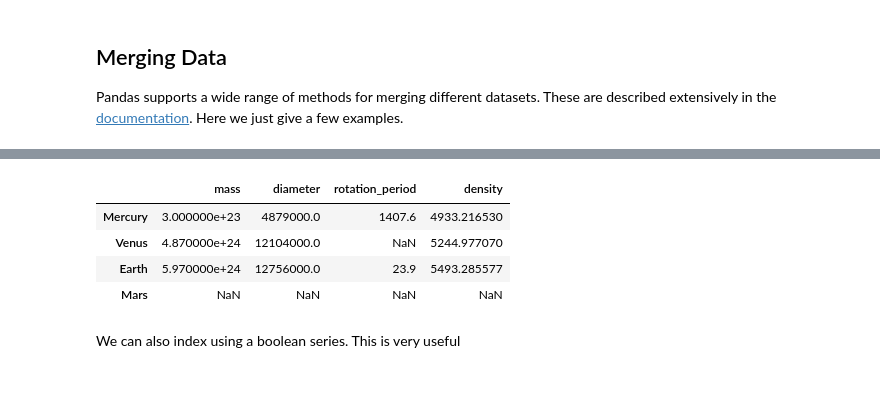
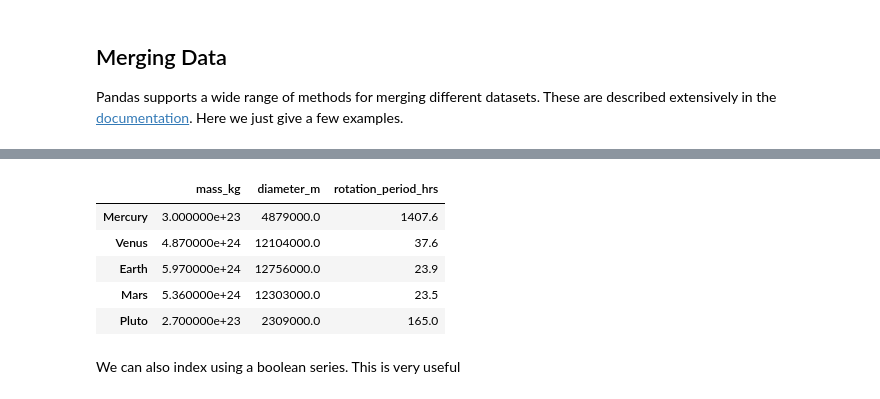
Before and after one commit to nikhcw/ISAT_420_S26_Shared, a Jupyter notebook: W4_Pandas_And_Environmental_Data/Code/w4_basic_pandas_1.ipynb, the cells around one changed output, grey strips where cells are left out. Drawn from its saved outputs; the diff is of its cells as text; code cells hidden in the pictures.

```diff
--- a/W4_Pandas_And_Environmental_Data/Code/w4_basic_pandas_1.ipynb
+++ b/W4_Pandas_And_Environmental_Data/Code/w4_basic_pandas_1.ipynb
@@ -109,10 +114,10 @@ There is a lot more to Series, but they are limit to a single "column". A more u
 Below we create a DataFrame.
 # %%
 # first we create a dictionary
-data = {'mass': [0.3e24, 4.87e24, 5.97e24],       # kg
-        'diameter': [4879e3, 12_104e3, 12_756e3], # m
-        'rotation_period': [1407.6, np.nan, 23.9] # h
+data = {'mass_kg': [0.3e24, 4.87e24, 5.97e24, 5.36e24, 0.27e24],       # kg
+        'diameter_m': [4879e3, 12_104e3, 12_756e3, 12_303e3, 2309e3], # m
+        'rotation_period_hrs': [1407.6, 37.6, 23.9, 23.5, 165] # h
        }
-df = pd.DataFrame(data, index=['Mercury', 'Venus', 'Earth'])
+df = pd.DataFrame(data, index=['Mercury', 'Venus', 'Earth', 'Mars', 'Pluto'])
 df
 # %% [output]
@@ -271,13 +282,14 @@ df.join(temperature, how='right')
 # %%
 # returns a new DataFrame
-everyone = df.reindex(['Mercury', 'Venus', 'Earth', 'Mars'])
+everyone = df.reindex(['Mercury', 'Venus', 'Earth', 'Mars', 'Pluto'])
 everyone
 # %% [output]
-|  | mass | diameter | rotation_period | density |
-| Mercury | 3.000000e+23 | 4879000.0 | 1407.6 | 4933.216530 |
-| Venus | 4.870000e+24 | 12104000.0 | NaN | 5244.977070 |
-| Earth | 5.970000e+24 | 12756000.0 | 23.9 | 5493.285577 |
-| Mars | NaN | NaN | NaN | NaN |
+|  | mass_kg | diameter_m | rotation_period_hrs |
+| Mercury | 3.000000e+23 | 4879000.0 | 1407.6 |
+| Venus | 4.870000e+24 | 12104000.0 | 37.6 |
+| Earth | 5.970000e+24 | 12756000.0 | 23.9 |
+| Mars | 5.360000e+24 | 12303000.0 | 23.5 |
+| Pluto | 2.700000e+23 | 2309000.0 | 165.0 |
 # %% [markdown]
 We can also index using a boolean series. This is very useful
 # %%
```
Also changed, not shown: parts of 14 cells of this notebook, 5 other files.
